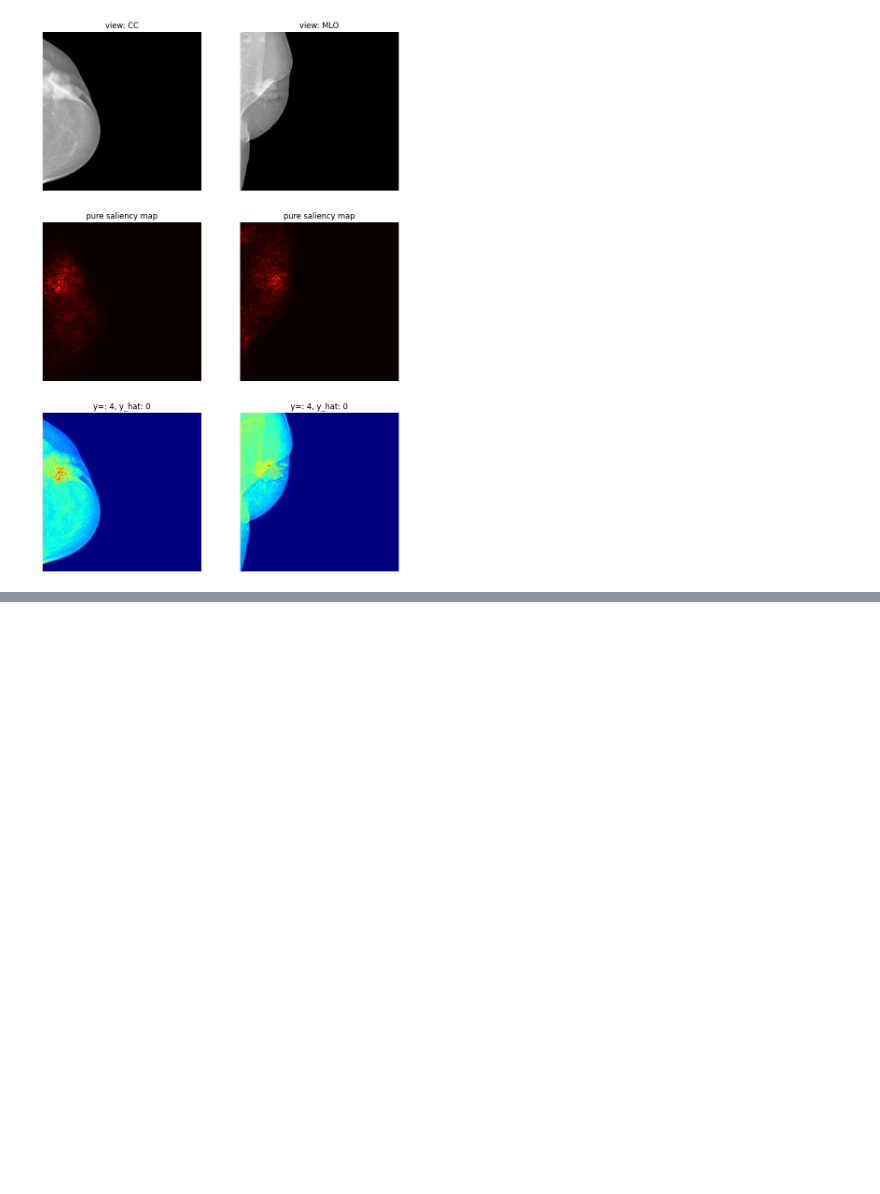
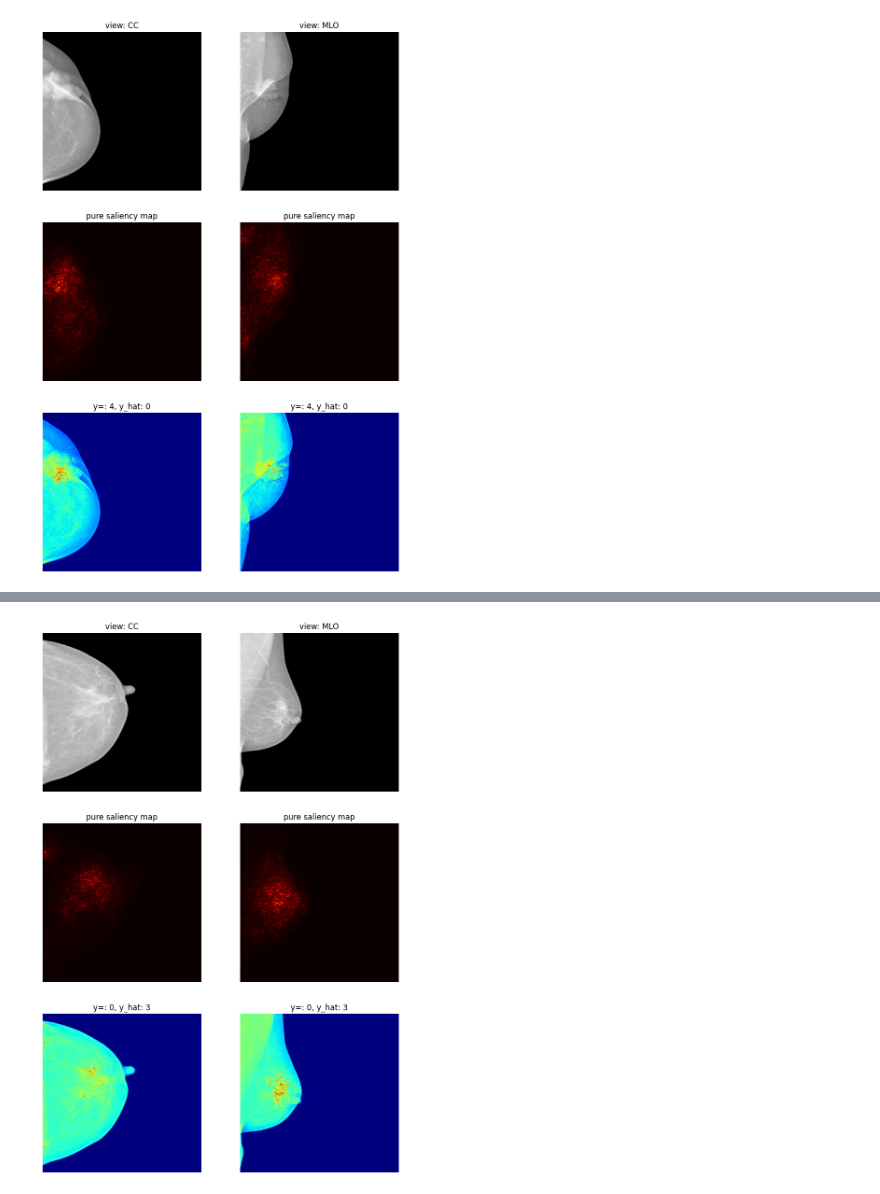
Before and after one commit to hzavadil98/UiT_FYS-8603, a Jupyter notebook: Ajive_disection.ipynb, the cells around one changed output, grey strips where cells are left out. Cells and saved outputs as stored; diff of their text form; code cells hidden in the pictures; blank space fills up the shorter version.

```diff
--- a/Ajive_disection.ipynb
+++ b/Ajive_disection.ipynb
@@ -348,0 +449,4 @@ images, saliencies, overlayed_imgs = overlay_saliency_on_pair(model, breast_load
+# %%
+images, saliencies, overlayed_imgs = overlay_saliency_on_pair(model, breast_loader, 'test', 754, alpha=0.5, colormap=cv2.COLORMAP_JET)
+# %% [output]
+[figure, added]
```
Also changed, not shown: parts of 11 cells of this notebook, 12 other files.
